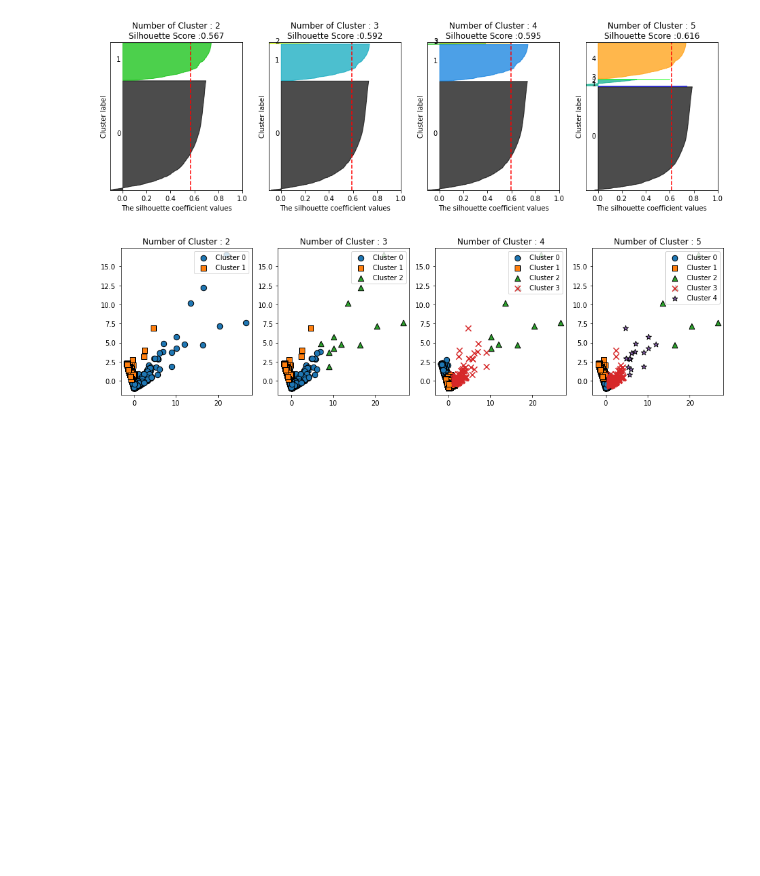
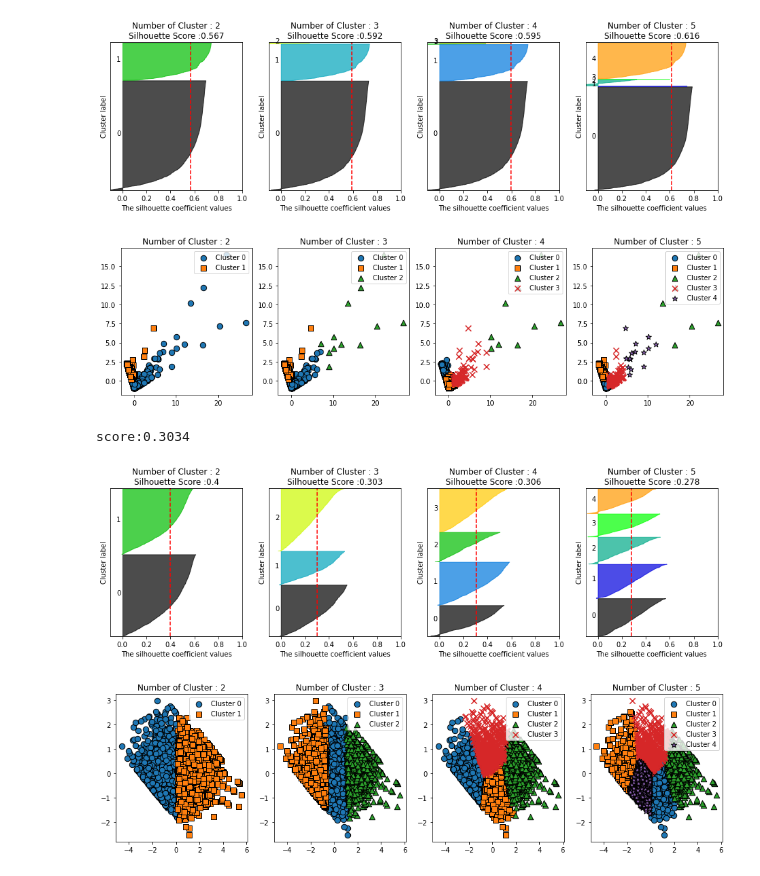
Before and after one commit to bnv20/Caba_ml, a Jupyter notebook: ML71_군집화_ex_Customer_Segmentation_guide.ipynb, the cells around one changed output. Cells and saved outputs as stored; diff of their text form; code cells hidden in the pictures; blank space fills up the shorter version.

```diff
--- a/ML71_군집화_ex_Customer_Segmentation_guide.ipynb
+++ b/ML71_군집화_ex_Customer_Segmentation_guide.ipynb
@@ -204,3 +204,7 @@ cust_df.describe()
 | 50% | 15569.500000 | 51.000000 | 41.000000 | 652.280000 |
 | 75% | 16913.250000 | 143.000000 | 99.250000 | 1576.585000 |
 | max | 18287.000000 | 374.000000 | 7847.000000 | 259657.300000 |
+# %%
+cust_df.to_pickle('dataset/cust_df.pkl')
+cust_df = pd.read_pickle('dataset/cust_df.pkl')
+cust_df.head()
@@ -324,0 +333,28 @@ visualize_kmeans_plot_multi([2,3,4,5],X_features_scaled)
+# %%
+# [과제]
+# Log 변환을 통해 데이터 변환 후 Review
+from sklearn.preprocessing import StandardScaler
+from sklearn.cluster import KMeans
+from sklearn.metrics import silhouette_score, silhouette_samples
+
+cust_df = pd.read_pickle('dataset/cust_df.pkl')
+
+cust_df['Recency_log'] = np.log1p(cust_df['Recency'])
+cust_df['Frequency_log']= np.log1p(cust_df['Frequency'])
+cust_df['Monetary_log'] = np.log1p(cust_df['Monetary'])
+
+X_features = cust_df[['Recency_log','Frequency_log','Monetary_log']].values
+X_features_scaled = StandardScaler().fit_transform(X_features)
+
+kmeans = KMeans(n_clusters=3, random_state=0)
+labels = kmeans.fit_predict(X_features_scaled)
+cust_df['cluster_label'] = labels
+print('score:{:.4f}'.format(silhouette_score(X_features_scaled,labels)))
+# %% [output]
+score:0.3034
+# %%
+visualize_silhouette([2,3,4,5],X_features_scaled)
+visualize_kmeans_plot_multi([2,3,4,5],X_features_scaled)
+# %% [output]
+[figure, added]
+[figure, added]
```
Also changed, not shown: parts of 2 cells of this notebook.
